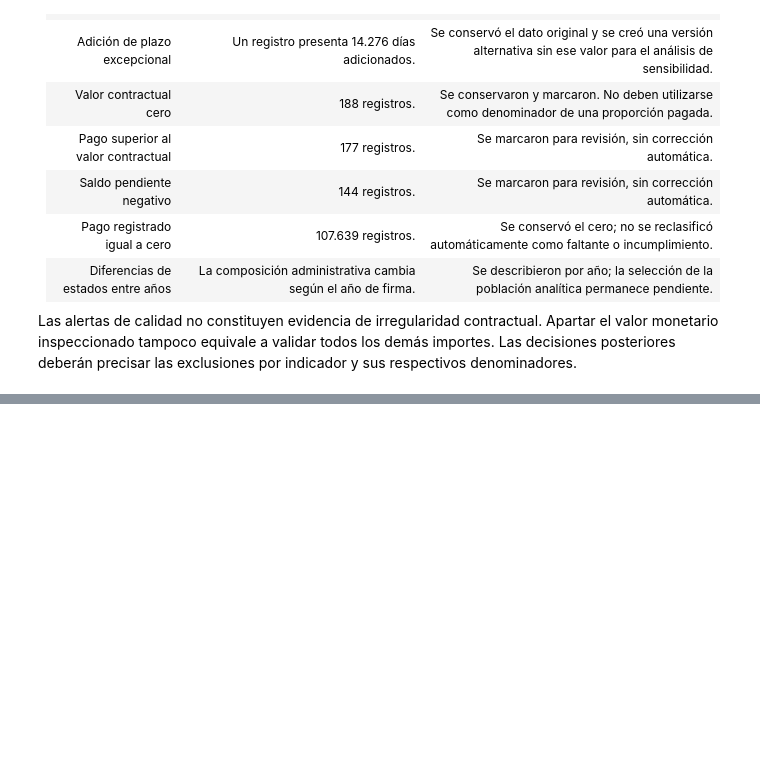
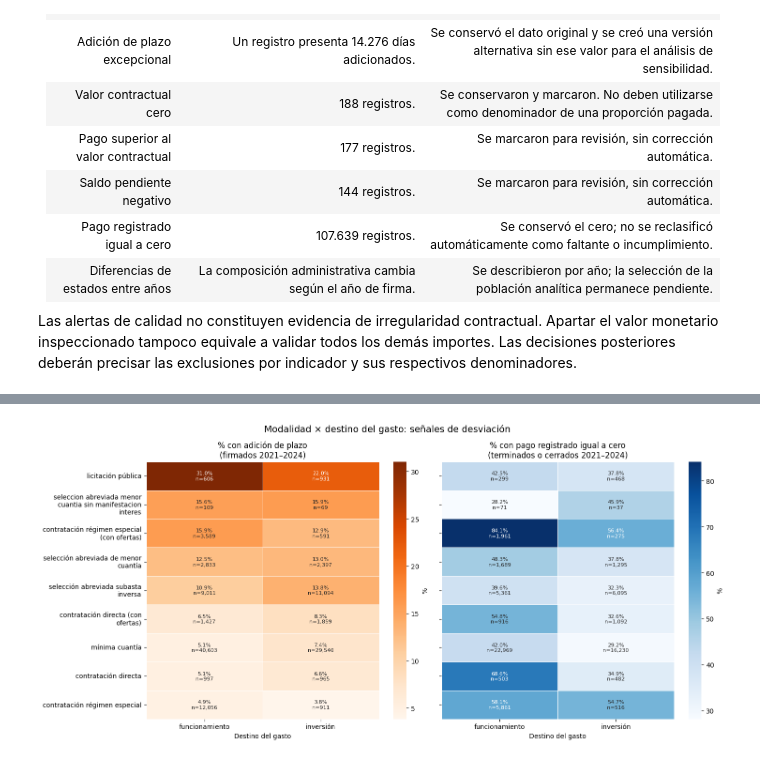
Before and after one commit to Juliethr3/taller-1-secop, a Jupyter notebook: notebooks/taller_1_secop.ipynb, the cells around one changed output, grey strips where cells are left out. Cells and saved outputs as stored; diff of their text form; code cells hidden in the pictures; blank space fills up the shorter version.

Commit message:
Agregar puntos 2 y 3: estrategia, contrastes de hipótesis y análisis por valor y sector

```diff
--- a/notebooks/taller_1_secop.ipynb
+++ b/notebooks/taller_1_secop.ipynb
@@ -1082,0 +1756,20 @@ sus respectivos denominadores.
+# %%
+for nombre, datos, resultado in [
+    ("ADICIONES", plazo_destino, "adicion_plazo"),
+    ("PROPORCIÓN PAGADA", pago_destino, "proporcion_pagada")
+]:
+    resumen_anual = (
+        datos.groupby(["anio_firma", "destino_analisis"])
+        .agg(
+            n=(resultado, "count"),
+            media=(resultado, "mean")
+        )
+    )
+    resumen_anual["porcentaje"] = resumen_anual.pop("media") * 100
+
+    print(f"\n{nombre} POR AÑO Y DESTINO")
+    print(
+        resumen_anual.to_string(
+            float_format=lambda x: f"{x:.2f}"
+        )
+    )
@@ -1082,0 +2017,42 @@ sus respectivos denominadores.
+# %%
+import textwrap
+minimo_celda = 30
+def matriz_calor(datos, fila, columna, valor, funcion):
+    tabla = datos.pivot_table(index=fila, columns=columna, values=valor,
+                              aggfunc=funcion)
+    conteos = datos.pivot_table(index=fila, columns=columna, values=valor,
+                                aggfunc="size")
+    return tabla, conteos.reindex_like(tabla)
+adicion_md, n_adicion_md = matriz_calor(
+    plazo_destino, "modalidad_analisis", "destino_analisis",
+    "adicion_plazo", "mean")
+pago_cero_md, n_pago_md = matriz_calor(
+    pago_destino.assign(pago_cero=pago_destino["proporcion_pagada"].eq(0)),
+    "modalidad_analisis", "destino_analisis", "pago_cero", "mean")
+fig, ejes = plt.subplots(1, 2, figsize=(15, 7), sharey=True)
+paneles = [
+    (adicion_md, n_adicion_md,
+     "% con adición de plazo\n(firmados 2021–2024)", "Oranges"),
+    (pago_cero_md, n_pago_md,
+     "% con pago registrado igual a cero\n(terminados o cerrados 2021–2024)", "Blues")
+]
+orden_filas = adicion_md.mean(axis=1).sort_values(ascending=False).index
+for eje, (tabla, conteos, titulo, mapa) in zip(ejes, paneles):
+    tabla = tabla.reindex(orden_filas) * 100
+    conteos = conteos.reindex(orden_filas)
+    visible = tabla.mask(conteos.fillna(0) < minimo_celda)
+    anotaciones = (visible.round(1).astype(str) + "%\nn="
+                   + conteos.fillna(0).astype(int).map("{:,}".format))
+    anotaciones = anotaciones.where(visible.notna(), "n<30")
+    sns.heatmap(visible, annot=anotaciones, fmt="", cmap=mapa,
+                cbar_kws={"label": "%"}, linewidths=0.5, ax=eje,
+                annot_kws={"fontsize": 8})
+    eje.set_title(titulo)
+    eje.set_xlabel("Destino del gasto")
+    eje.set_ylabel("")
+ejes[0].set_yticklabels([textwrap.fill(t, 32) for t in orden_filas], rotation=0)
+fig.suptitle("Modalidad × destino del gasto: señales de desviación", fontsize=14)
+plt.tight_layout()
+plt.show()
+# %% [output]
+[figure, added]
```
Also changed, not shown: parts of 21 cells of this notebook.
